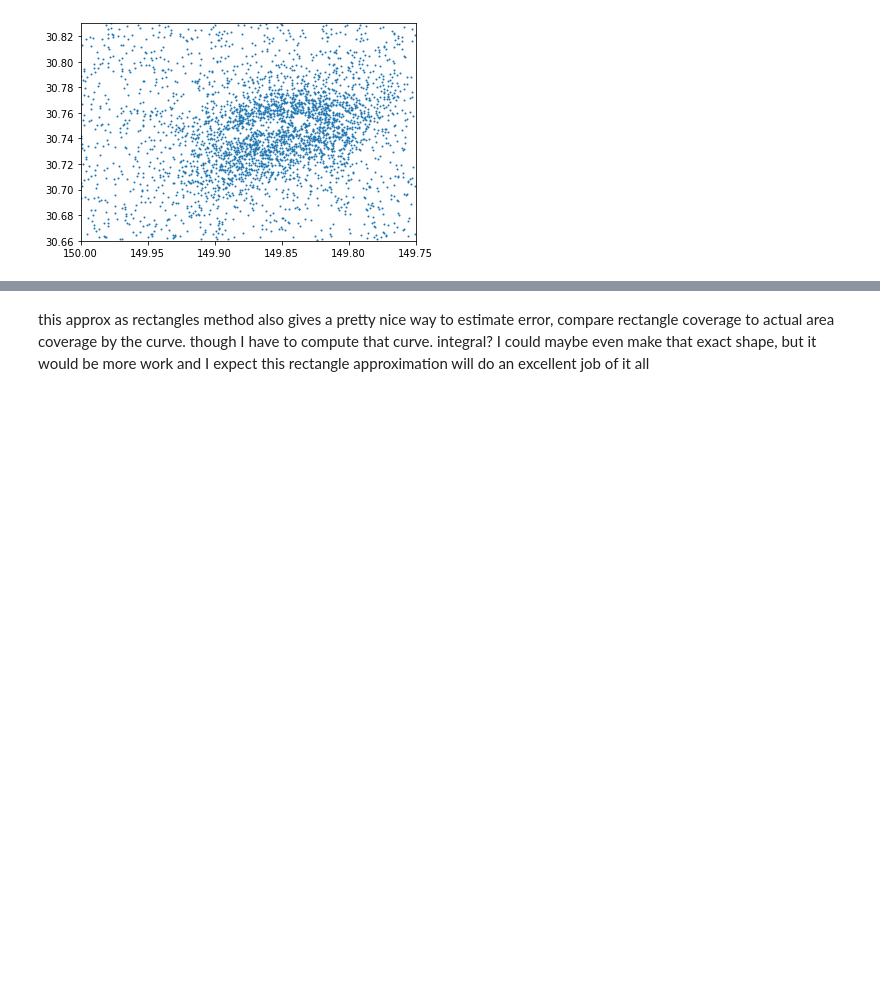
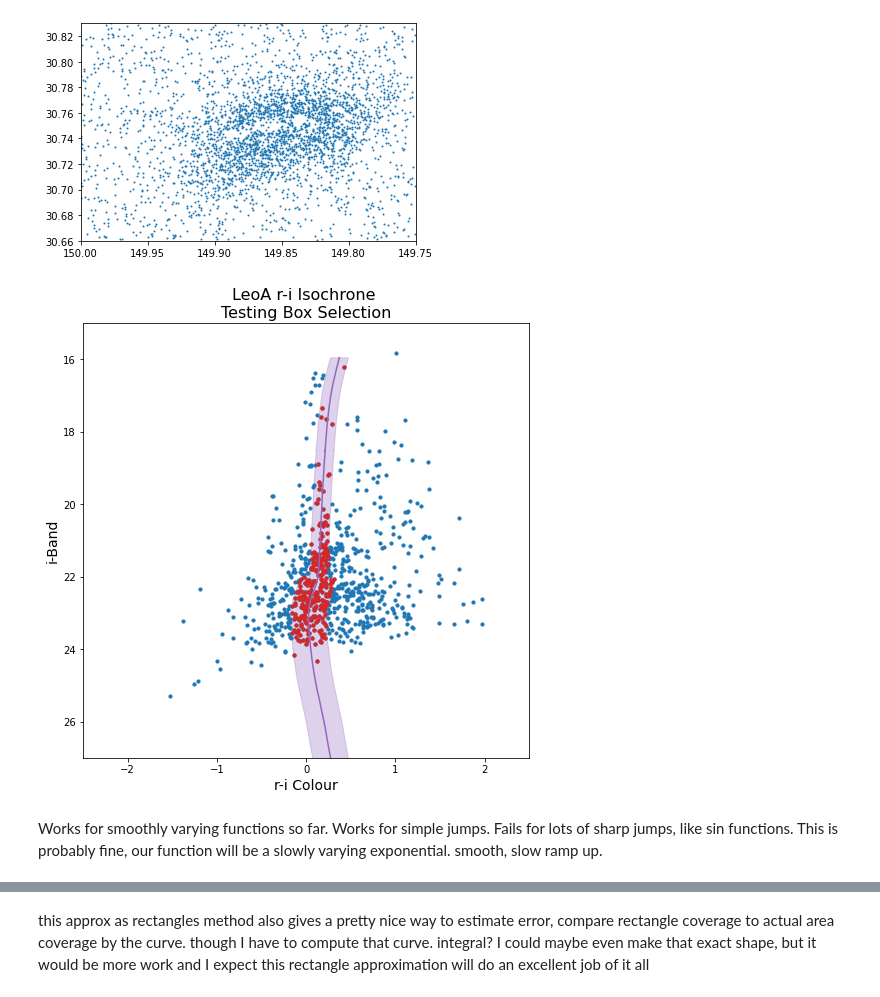
Before and after one commit to simon-et-smith/local-sats, a Jupyter notebook: unions_firsttests.ipynb, the cells around one changed output, grey strips where cells are left out. Saved outputs shown, nothing was run; the diff lists cells and outputs as text; code cells hidden in the pictures; blank space fills up the shorter version.

```diff
--- a/unions_firsttests.ipynb
+++ b/unions_firsttests.ipynb
@@ -164,0 +206,58 @@ rmag = all_data[3][:-5, 30]
+# %%
+#Setting up the data - start
+
+d = 9
+a = 13*d
+
+test_iso = all_data[2+(9)*13]
+
+umag = np.array(test_iso[:, 28])
+gmag = np.array(test_iso[:, 29])
+rmag = np.array(test_iso[:, 31])
+imag = np.array(test_iso[:, 30])
+zmag = np.array(test_iso[:, 32])
+test_iso[0, 1], np.round(10**test_iso[0, 2]/10**9)
+
+jump, diff = fm.find_jump(rmag, imag)
+color = (rmag-imag)[:jump]
+mag = imag[:jump]
+
+#Setting up the data - end
+
+#try with variable width. start with a simple jump from 0.1 to 0.15 ~halfway through
+#test_widths = (np.arange(0, len(color), 1)*0.01)[::-1]
+#test_widths = np.sin(np.arange(0, len(color)))[::-1]**2+0.1
+test_widths = np.array((0.2*np.ones(len(color)-60)).tolist()+(0.1*np.ones(60)).tolist())
+
+tot_subset = np.zeros(LeoA[0].shape, dtype=bool)
+for i in range(0, len(color)-1):
+    tot_subset += iso_boxcut(idx=i, color=color, mag=mag, dist=80*u.kpc, width=test_widths[i])
+
+new = cut(tot_subset, LeoA)
+new_ra, new_dec, new_r, new_i = new[1], new[2], new[7], new[9]
+
+fig = plt.figure(figsize=(8, 8))
+ax = fig.add_subplot(1, 1, 1)
+
+ax.plot(color, mag+iso.dist_mod(dist), color='tab:purple')
+ax.fill_betweenx(mag+iso.dist_mod(dist), color-test_widths, color+test_widths, color='tab:purple', alpha=0.3)
+
+sc = ax.scatter(x = leo_col, y = leo_mag, s=10, color='tab:blue')
+sc_inbox = ax.scatter(x = new_r-new_i, y = new_i, s=10, color='tab:red')
+
+ax.set_xlim([-2.5, 2.5])
+#ax.set_xlim([0, 0.3])
+
+ax.set_ylim([15, 27])
+#ax.set_ylim([21, 22])
+plt.gca().invert_yaxis()
+
+ax.set_title('LeoA r-i Isochrone \nTesting Box Selection', fontsize=16)
+ax.set_ylabel('i-Band', fontsize=14)
+ax.set_xlabel('r-i Colour', fontsize=14)
+
+plt.show()
+# %% [output]
+[figure, added]
+# %% [markdown]
+Works for smoothly varying functions so far. Works for simple jumps. Fails for lots of sharp jumps, like sin functions. This is probably fine, our function will be a slowly varying exponential. smooth, slow ramp up.
```
Also changed, not shown: parts of 36 cells of this notebook, 1 other file.
